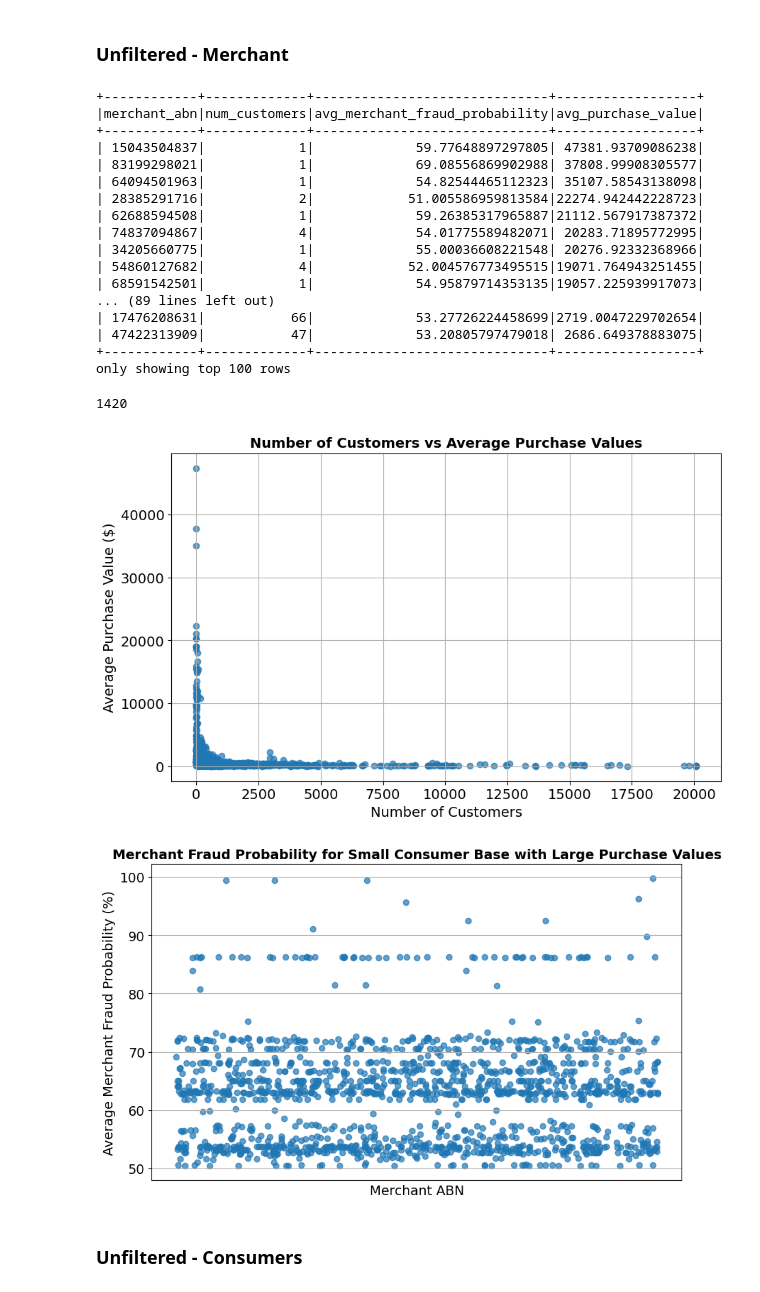
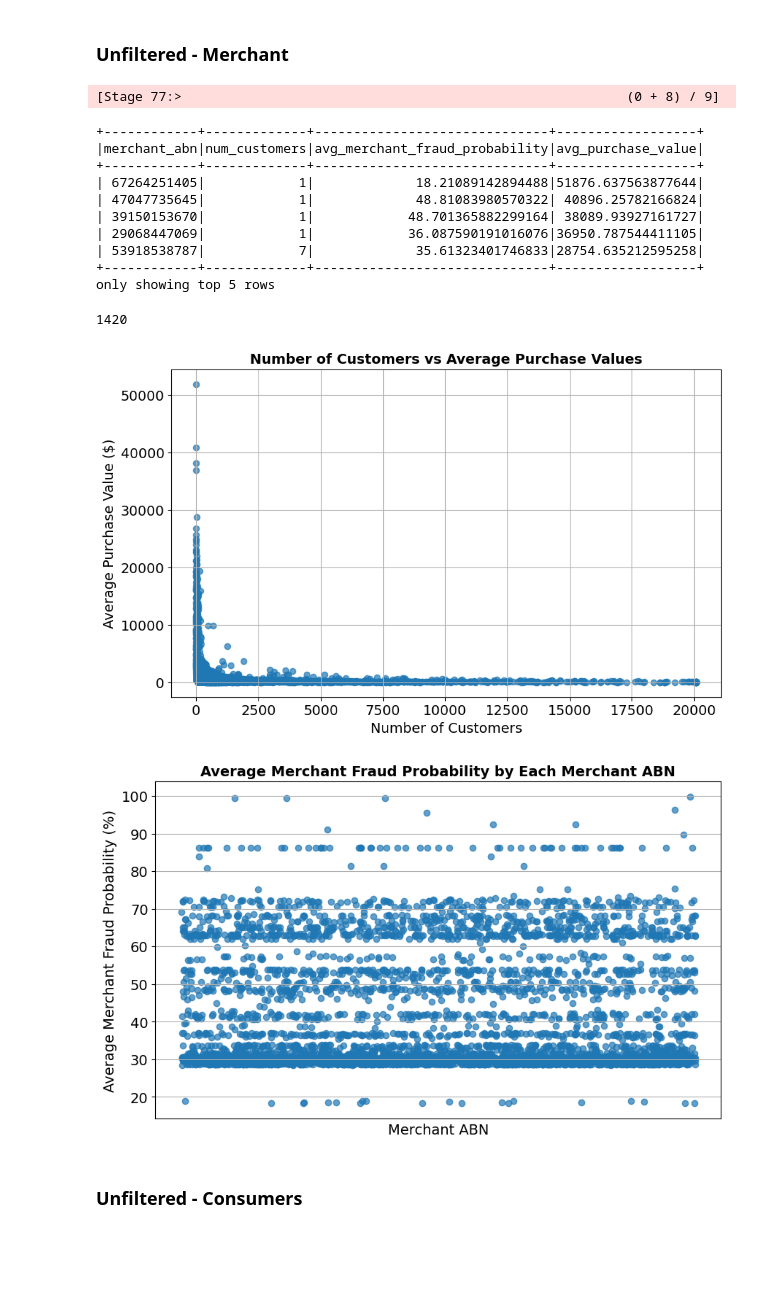
Before and after one commit to MAST30034-AppliedDataScience/project-2-group-buy-now-pay-later-industry-project-28, a Jupyter notebook: notebooks/07_Interesting_Findings.ipynb, the cells around one changed output. Cells and saved outputs as stored; diff of their text form; code cells hidden in the pictures; blank space fills up the shorter version.

Commit message:
Update plots

```diff
--- a/notebooks/07_Interesting_Findings.ipynb
+++ b/notebooks/07_Interesting_Findings.ipynb
@@ -75,30 +75,24 @@ fraud_merchants.select('merchant_abn').distinct().count()
 # %% [markdown]
 ### Unfiltered - Merchant
 # %%
-interesting_merchants_1 = fraud_merchants.groupBy("merchant_abn") \
+interesting_merchants_1 = full_transaction.groupBy("merchant_abn") \
     .agg(F.countDistinct("user_id").alias("num_customers"),
          F.avg("merchant_fraud_probability").alias("avg_merchant_fraud_probability"),
          F.avg("dollar_value").alias("avg_purchase_value")) \
     .orderBy(F.col("avg_purchase_value").desc())
-interesting_merchants_1.show(100)
+interesting_merchants_1.show(5)
 # %% [output]
-+------------+-------------+------------------------------+------------------+
-|merchant_abn|num_customers|avg_merchant_fraud_probability|avg_purchase_value|
-+------------+-------------+------------------------------+------------------+
-| 15043504837|            1|             59.77648897297805| 47381.93709086238|
-| 83199298021|            1|             69.08556869902988| 37808.99908305577|
-| 64094501963|            1|             54.82544465112323| 35107.58543138098|
-| 28385291716|            2|            51.005586959813584|22274.942442228723|
-| 62688594508|            1|             59.26385317965887|21112.567917387372|
-| 74837094867|            4|             54.01775589482071| 20283.71895772995|
-| 34205660775|            1|             55.00036608221548| 20276.92332368966|
-| 54860127682|            4|            52.004576773495515|19071.764943251455|
-| 68591542501|            1|             54.95879714353135|19057.225939917073|
-... (89 lines left out)
-| 17476208631|           66|             53.27726224458699|2719.0047229702654|
-| 47422313909|           47|             53.20805797479018| 2686.649378883075|
-+------------+-------------+------------------------------+------------------+
-only showing top 100 rows
+[Stage 77:>                                                         (0 + 8) / 9]
++------------+-------------+------------------------------+------------------+
+|merchant_abn|num_customers|avg_merchant_fraud_probability|avg_purchase_value|
++------------+-------------+------------------------------+------------------+
+| 67264251405|            1|             18.21089142894488|51876.637563877644|
+| 47047735645|            1|             48.81083980570322| 40896.25782166824|
+| 39150153670|            1|            48.701365882299164| 38089.93927161727|
+| 29068447069|            1|            36.087590191016076|36950.787544411105|
+| 53918538787|            7|             35.61323401746833|28754.635212595258|
++------------+-------------+------------------------------+------------------+
+only showing top 5 rows
 # %%
 interesting_merchants_1.count()
 # %% [output]
@@ -123,29 +117,29 @@ plt.grid(True)
 plt.savefig('../plots/num_customer_vs_avg_dollar_value.png', dpi=300, bbox_inches='tight')
 plt.show()
 # %% [output]
-[figure, old version]
+[figure, new version]
 # %%
 # Convert the PySpark DataFrame to a Pandas DataFrame properly
 interesting_merchants_1_pd = interesting_merchants_1.select('merchant_abn',
                                                             'avg_merchant_fraud_probability').toPandas()
 
 # Plot num_customers vs avg_purchase
 plt.figure(figsize=(10, 6))
 plt.scatter(interesting_merchants_1_pd['merchant_abn'],
             interesting_merchants_1_pd['avg_merchant_fraud_probability'], alpha=0.7)
-plt.title('Merchant Fraud Probability for Small Consumer Base with Large Purchase Values',
+plt.title('Average Merchant Fraud Probability by Each Merchant ABN',
            fontsize=14, weight='bold')
 plt.xlabel('Merchant ABN', fontsize=14)
 plt.ylabel('Average Merchant Fraud Probability (%)', fontsize=14)
 plt.xticks([], [])  # Hide the x-axis tick labels but keep the x-axis label
 plt.yticks(fontsize=14)
 plt.grid(True)
 
 # save and display the plot
 plt.savefig('../plots/abn_vs_avg_merchant_fraud_prob.png', dpi=300, bbox_inches='tight')
 plt.show()
 # %% [output]
-[figure, old version]
+[figure, new version]
 # %% [markdown]
 ### Unfiltered - Consumers
 # %%
```
Also changed, not shown: parts of 5 cells of this notebook, 3 other files.
